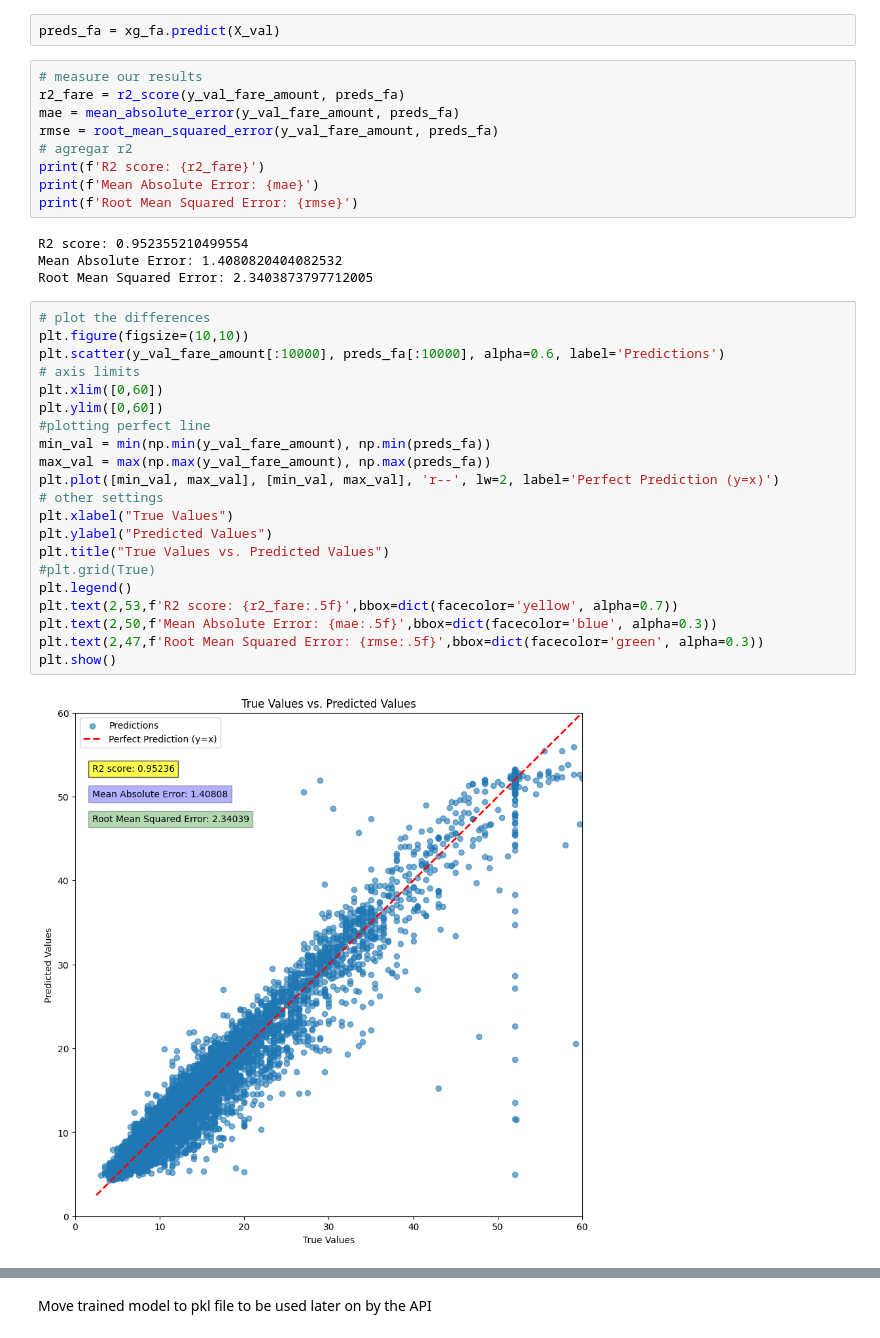
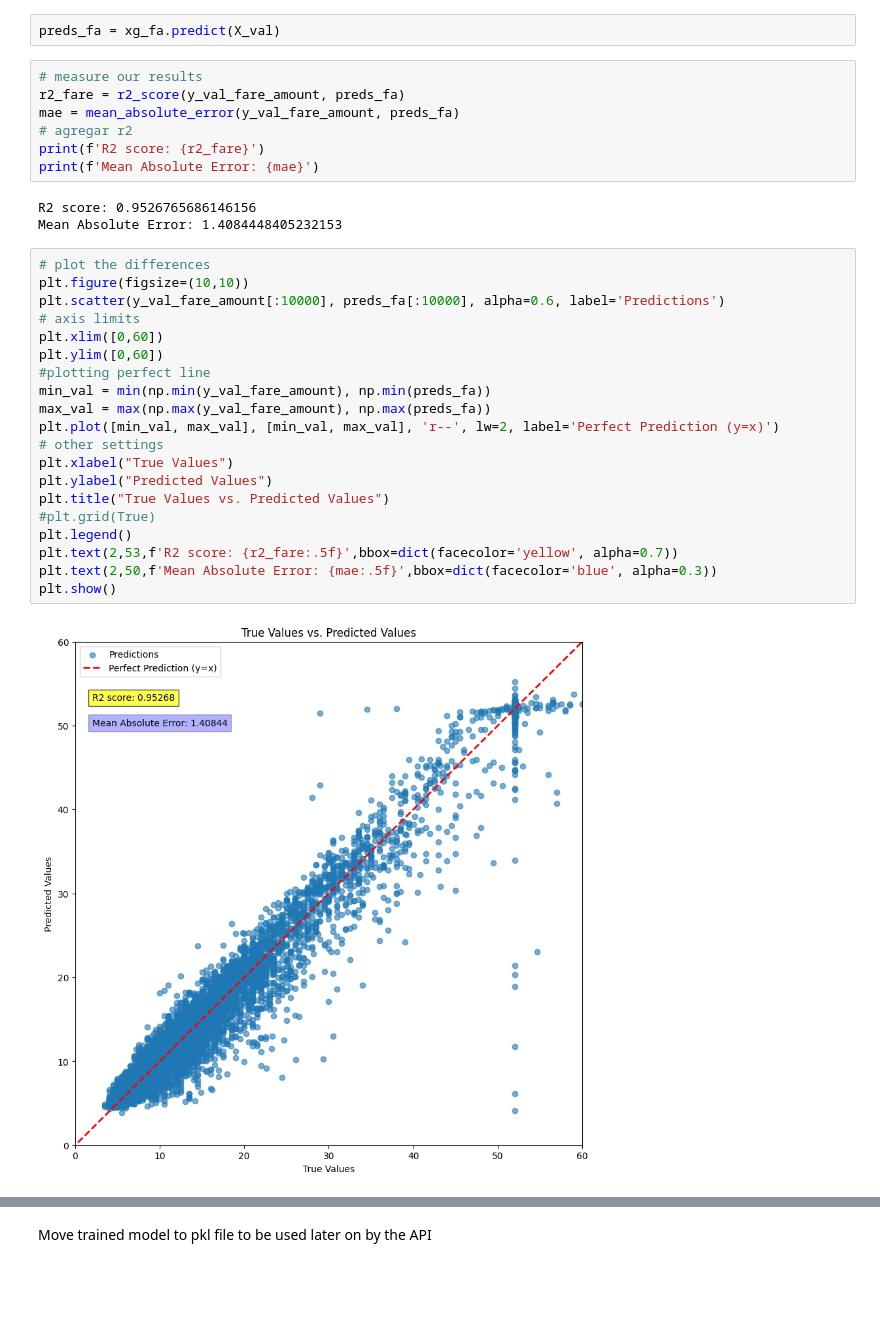
Before and after one commit to rvallesmar/ML-NYC-Taxis, a Jupyter notebook: xgb_model_training.ipynb, the cells around one changed output, grey strips where cells are left out. Cells and saved outputs as stored; diff of their text form; blank space fills up the shorter version.

```diff
--- a/xgb_model_training.ipynb
+++ b/xgb_model_training.ipynb
@@ -83,38 +82,34 @@ preds_fa = xg_fa.predict(X_val)
 # measure our results
 r2_fare = r2_score(y_val_fare_amount, preds_fa)
 mae = mean_absolute_error(y_val_fare_amount, preds_fa)
-rmse = root_mean_squared_error(y_val_fare_amount, preds_fa)
 # agregar r2
 print(f'R2 score: {r2_fare}')
 print(f'Mean Absolute Error: {mae}')
-print(f'Root Mean Squared Error: {rmse}')
 # %% [output]
-R2 score: 0.952355210499554
-Mean Absolute Error: 1.4080820404082532
-Root Mean Squared Error: 2.3403873797712005
+R2 score: 0.9526765686146156
+Mean Absolute Error: 1.4084448405232153
 # %%
 # plot the differences
 plt.figure(figsize=(10,10))
 plt.scatter(y_val_fare_amount[:10000], preds_fa[:10000], alpha=0.6, label='Predictions')
 # axis limits
 plt.xlim([0,60])
 plt.ylim([0,60])
 #plotting perfect line
 min_val = min(np.min(y_val_fare_amount), np.min(preds_fa))
 max_val = max(np.max(y_val_fare_amount), np.max(preds_fa))
 plt.plot([min_val, max_val], [min_val, max_val], 'r--', lw=2, label='Perfect Prediction (y=x)')
 # other settings
 plt.xlabel("True Values")
 plt.ylabel("Predicted Values")
 plt.title("True Values vs. Predicted Values")
 #plt.grid(True)
 plt.legend()
 plt.text(2,53,f'R2 score: {r2_fare:.5f}',bbox=dict(facecolor='yellow', alpha=0.7))
 plt.text(2,50,f'Mean Absolute Error: {mae:.5f}',bbox=dict(facecolor='blue', alpha=0.3))
-plt.text(2,47,f'Root Mean Squared Error: {rmse:.5f}',bbox=dict(facecolor='green', alpha=0.3))
 plt.show()
 # %% [output]
-[figure, old version]
+[figure, new version]
 # %%
 # Feature importances when predicting the fare amount
 # bar chart
```
Also changed, not shown: parts of 9 cells of this notebook, 4 other files.
